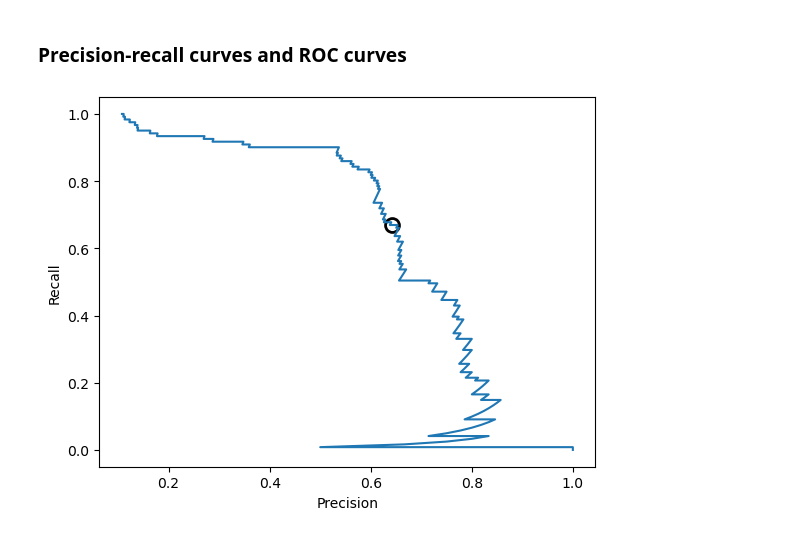
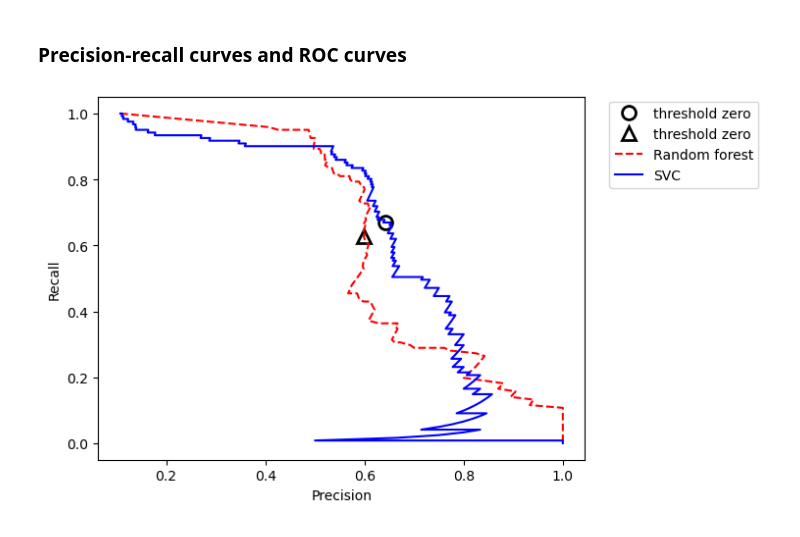
Before and after one commit to WilcoJohn/Progress-ML, a Jupyter notebook: CHP5-ModelEvaluation&Improvement/5.3EvaluationMetrics&Scoring.ipynb, the cells around one changed output. Saved outputs shown, nothing was run; the diff lists cells and outputs as text; code cells hidden in the pictures.

```diff
--- a/CHP5-ModelEvaluation&Improvement/5.3EvaluationMetrics&Scoring.ipynb
+++ b/CHP5-ModelEvaluation&Improvement/5.3EvaluationMetrics&Scoring.ipynb
@@ -274,16 +274,30 @@ X_train, X_test, y_train, y_test = sklearn.model_selection.train_test_split(X, y
 svc = sklearn.svm.SVC(gamma=0.05).fit(X_train, y_train);
 
 precision, recall, thresholds = sklearn.metrics.precision_recall_curve(y_test, svc.decision_function(X_test));
+# %%
+rf = sklearn.ensemble.RandomForestClassifier(n_estimators=100, random_state=0, max_features=2);
+rf.fit(X_train, y_train);
+
+# RandomForestClassifier has predict_proba, but not decision_function
+precision_rf, recall_rf, thresholds_rf = sklearn.metrics.precision_recall_curve(y_test, rf.predict_proba(X_test)[:,1] );
 # %%
 # find threshold closest to zero
 close_zero = numpy.argmin(numpy.abs(thresholds));
+close_default_rf =  numpy.argmin(numpy.abs(thresholds_rf - 0.5))
 
 
 plt.plot(precision[close_zero], recall[close_zero], 'o', markersize=10,  label="threshold zero",
                                                      fillstyle="none", c='k', mew=2);
 
-plt.plot(precision, recall, '-b', label="precision recall curve");
+
+
+plt.plot(precision_rf[close_default_rf], recall_rf[close_default_rf], '^', markersize=10,  label="threshold zero",
+                                                     fillstyle="none", c='k', mew=2);
+
+plt.plot(precision_rf, recall_rf, '--r', label="Random forest");
+plt.plot(precision, recall, '-b', label="SVC");
+plt.legend(loc=[1.05,0.75]);
 plt.xlabel("Precision");
 plt.ylabel("Recall");
 # %% [output]
-[figure, old version]
+[figure, new version]
```
